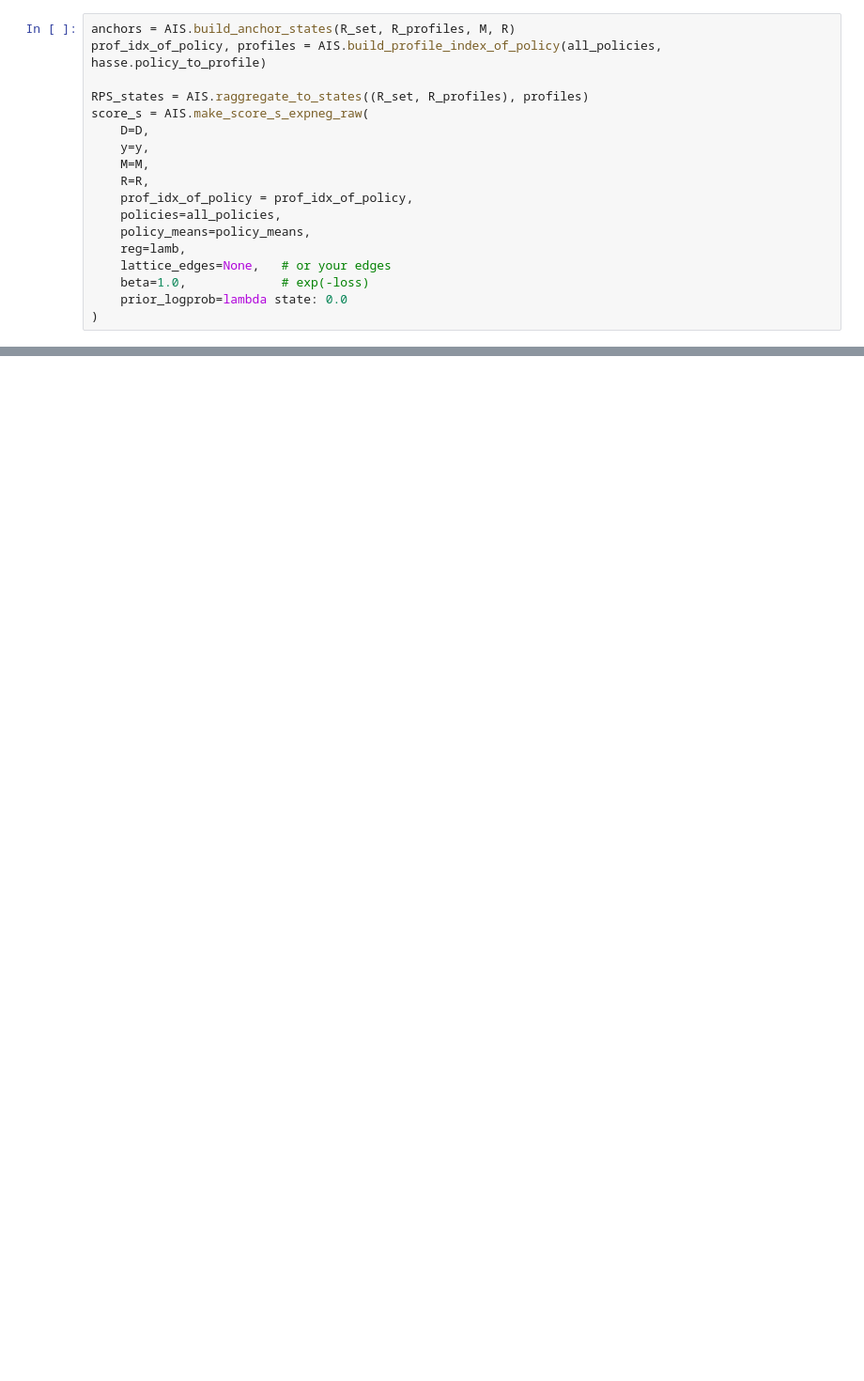
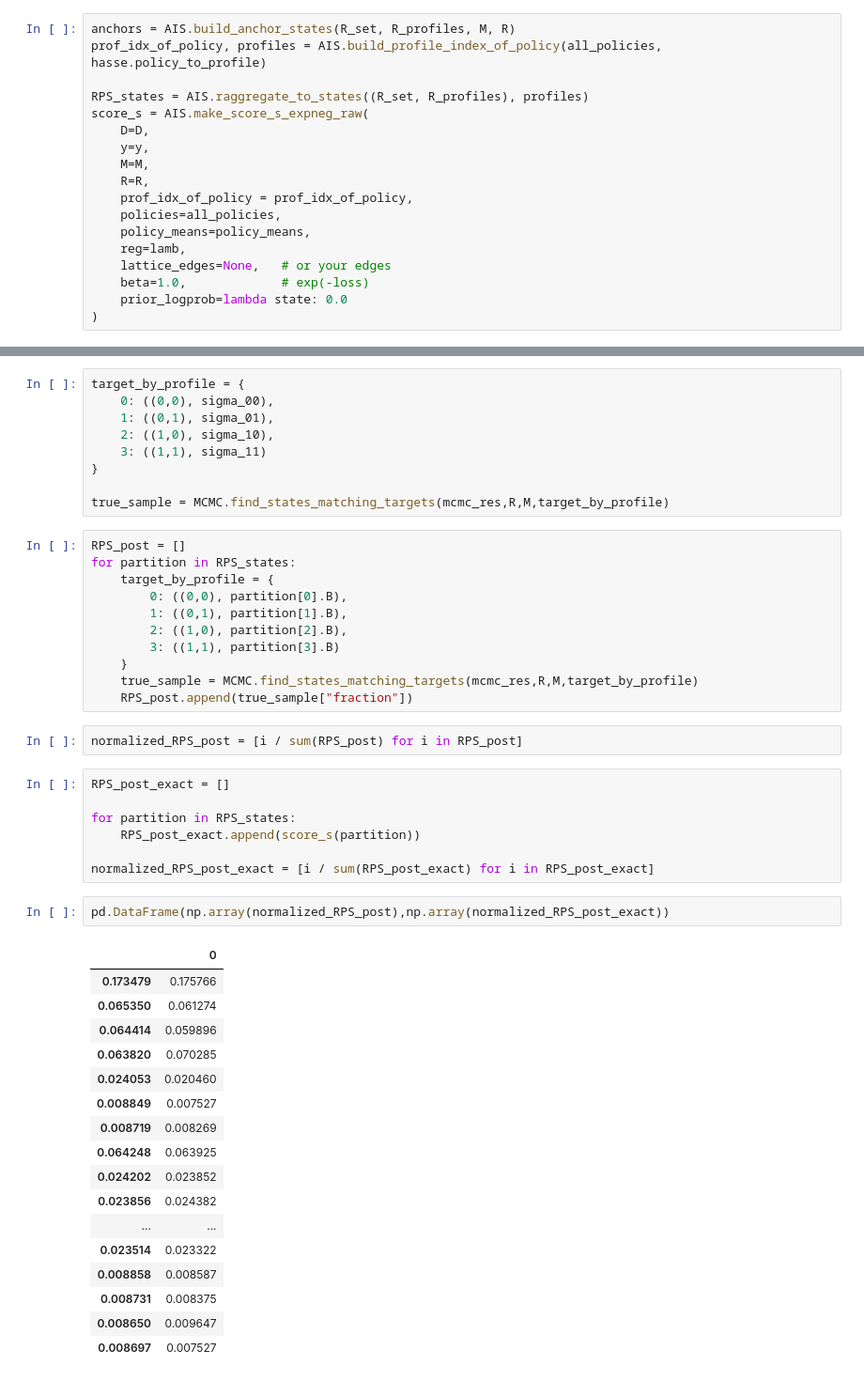
Before and after one commit to fyy2025/RHS-X, a Jupyter notebook: Code/experiment.ipynb, the cells around one changed output, grey strips where cells are left out. Shown at 94% size. Saved outputs shown, nothing was run; the diff lists cells and outputs as text; blank space fills up the shorter version.

```diff
--- a/Code/experiment.ipynb
+++ b/Code/experiment.ipynb
@@ -180,0 +216,49 @@ MCMC.plot_pred_vs_true(out,                         # output from summarize_poli
+# %%
+target_by_profile = {
+    0: ((0,0), sigma_00),
+    1: ((0,1), sigma_01),
+    2: ((1,0), sigma_10),
+    3: ((1,1), sigma_11)
+}
+
+true_sample = MCMC.find_states_matching_targets(mcmc_res,R,M,target_by_profile)
+# %%
+RPS_post = []
+for partition in RPS_states:
+    target_by_profile = {
+        0: ((0,0), partition[0].B),
+        1: ((0,1), partition[1].B),
+        2: ((1,0), partition[2].B),
+        3: ((1,1), partition[3].B)
+    }
+    true_sample = MCMC.find_states_matching_targets(mcmc_res,R,M,target_by_profile)
+    RPS_post.append(true_sample["fraction"])
+# %%
+normalized_RPS_post = [i / sum(RPS_post) for i in RPS_post]
+# %%
+RPS_post_exact = []
+
+for partition in RPS_states:
+    RPS_post_exact.append(score_s(partition))
+
+normalized_RPS_post_exact = [i / sum(RPS_post_exact) for i in RPS_post_exact]
+# %%
+pd.DataFrame(np.array(normalized_RPS_post),np.array(normalized_RPS_post_exact))
+# %% [output]
+|  | 0 |
+| 0.173479 | 0.175766 |
+| 0.065350 | 0.061274 |
+| 0.064414 | 0.059896 |
+| 0.063820 | 0.070285 |
+| 0.024053 | 0.020460 |
+| 0.008849 | 0.007527 |
+| 0.008719 | 0.008269 |
+| 0.064248 | 0.063925 |
+| 0.024202 | 0.023852 |
+| 0.023856 | 0.024382 |
+| ... | ... |
+| 0.023514 | 0.023322 |
+| 0.008858 | 0.008587 |
+| 0.008731 | 0.008375 |
+| 0.008650 | 0.009647 |
+| 0.008697 | 0.007527 |
```
Also changed, not shown: parts of 14 cells of this notebook, 4 other files.
